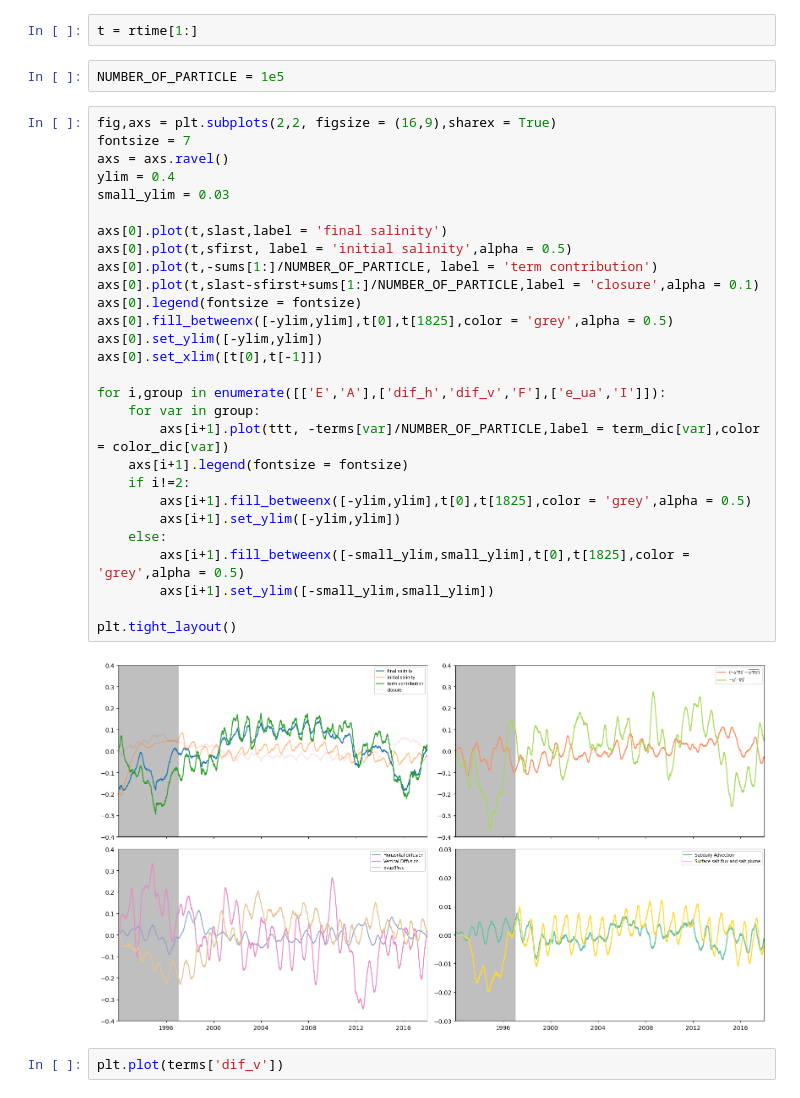
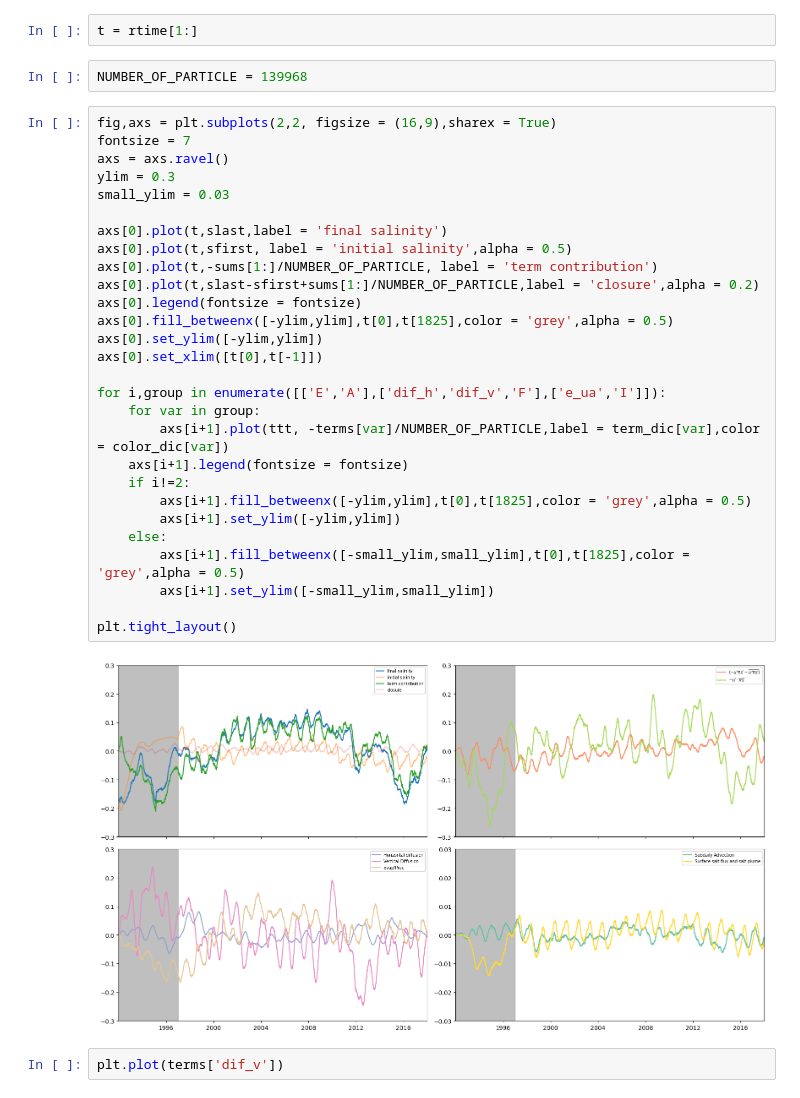
Before and after one commit to MaceKuailv/lagrangian_budget_plot, a Jupyter notebook: contribution_plot.ipynb, the cells around one changed output. Drawn from its saved outputs; the diff is of its cells as text.

```diff
--- a/contribution_plot.ipynb
+++ b/contribution_plot.ipynb
@@ -78,37 +78,37 @@ for var in rhs_list:
 # %%
 t = rtime[1:]
 # %%
-NUMBER_OF_PARTICLE = 1e5
+NUMBER_OF_PARTICLE = 139968
 # %%
 fig,axs = plt.subplots(2,2, figsize = (16,9),sharex = True)
 fontsize = 7
 axs = axs.ravel()
-ylim = 0.4
+ylim = 0.3
 small_ylim = 0.03
 
 axs[0].plot(t,slast,label = 'final salinity')
 axs[0].plot(t,sfirst, label = 'initial salinity',alpha = 0.5)
 axs[0].plot(t,-sums[1:]/NUMBER_OF_PARTICLE, label = 'term contribution')
-axs[0].plot(t,slast-sfirst+sums[1:]/NUMBER_OF_PARTICLE,label = 'closure',alpha = 0.1)
+axs[0].plot(t,slast-sfirst+sums[1:]/NUMBER_OF_PARTICLE,label = 'closure',alpha = 0.2)
 axs[0].legend(fontsize = fontsize)
 axs[0].fill_betweenx([-ylim,ylim],t[0],t[1825],color = 'grey',alpha = 0.5)
 axs[0].set_ylim([-ylim,ylim])
 axs[0].set_xlim([t[0],t[-1]])
 
 for i,group in enumerate([['E','A'],['dif_h','dif_v','F'],['e_ua','I']]):
     for var in group:
         axs[i+1].plot(ttt, -terms[var]/NUMBER_OF_PARTICLE,label = term_dic[var],color = color_dic[var])
     axs[i+1].legend(fontsize = fontsize)
     if i!=2:
         axs[i+1].fill_betweenx([-ylim,ylim],t[0],t[1825],color = 'grey',alpha = 0.5)
         axs[i+1].set_ylim([-ylim,ylim])
     else:
         axs[i+1].fill_betweenx([-small_ylim,small_ylim],t[0],t[1825],color = 'grey',alpha = 0.5)
         axs[i+1].set_ylim([-small_ylim,small_ylim])
 
 plt.tight_layout()
 # %% [output]
-[figure, old version]
+[figure, new version]
 # %%
 plt.plot(terms['dif_v'])
 # %% [output]
```
Also changed, not shown: 6 other files.
